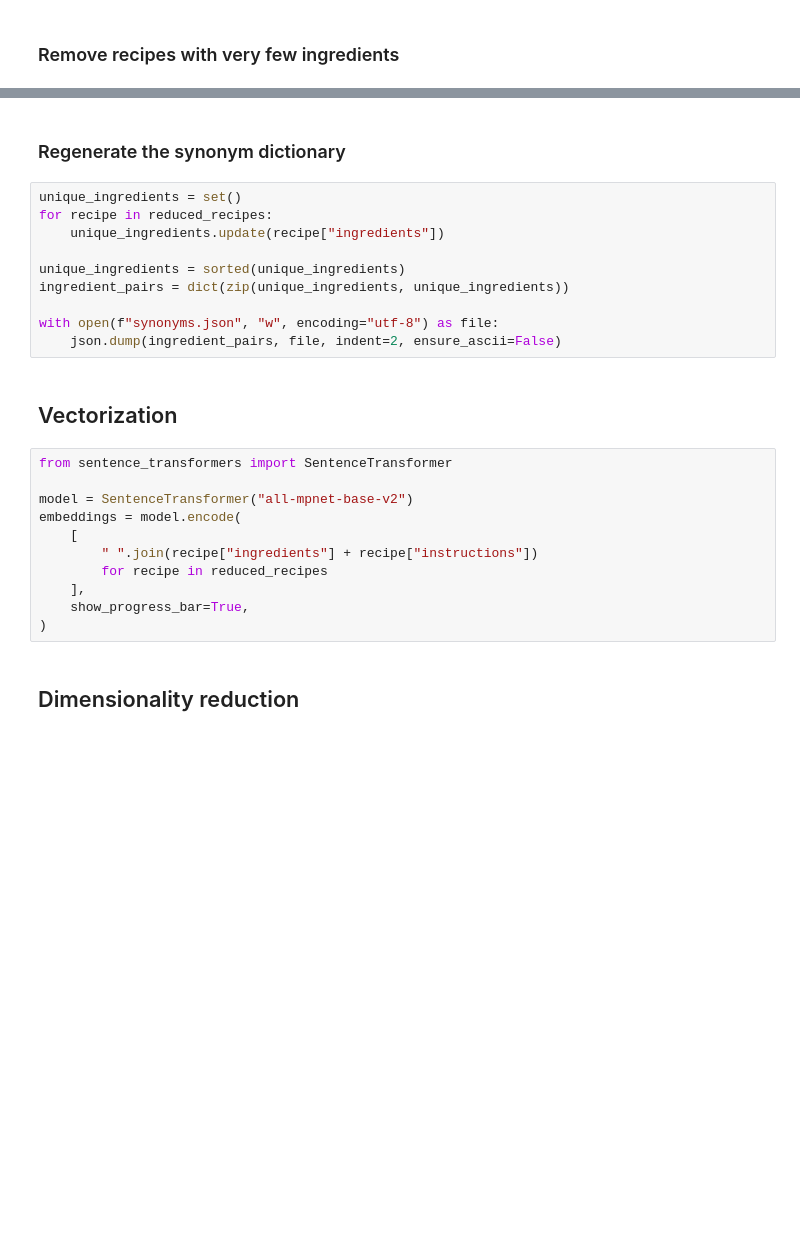
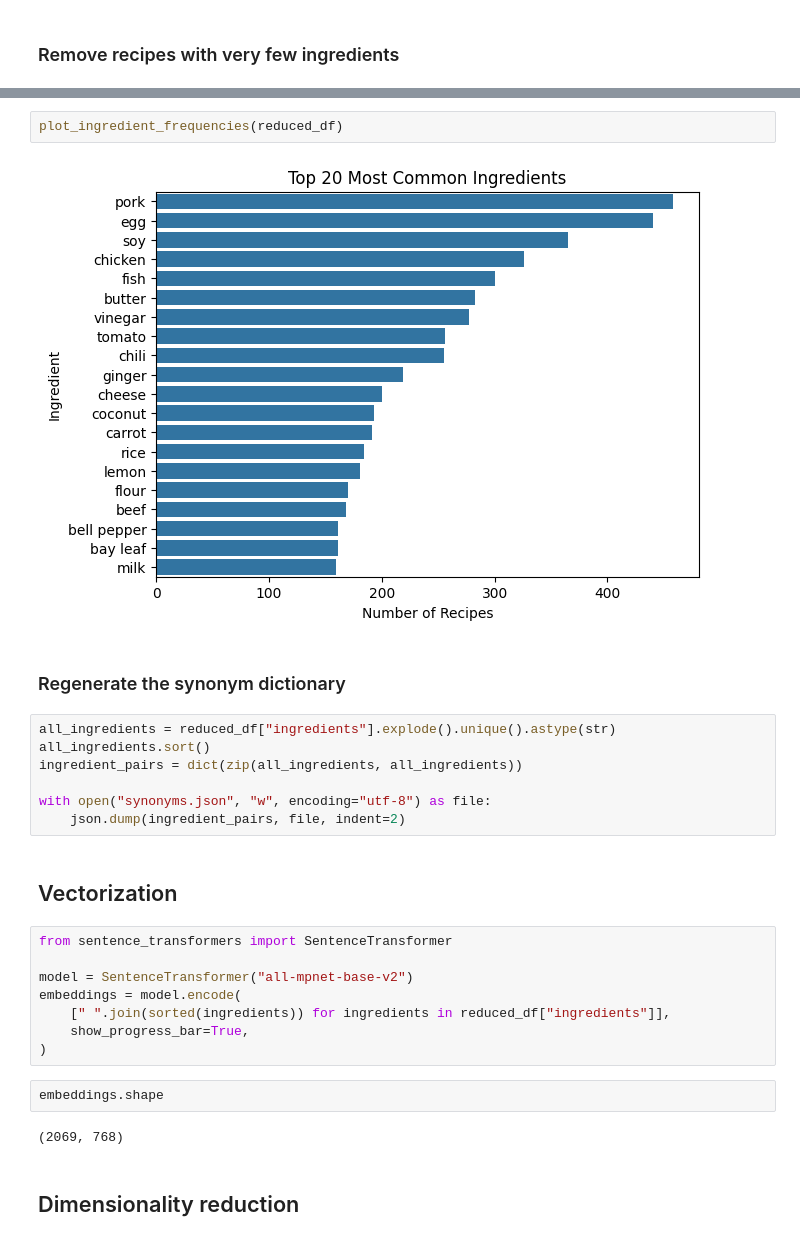
Before and after one commit to rixmape/panlasang-pinoy-clustering, a Jupyter notebook: panlasang-pinoy.ipynb, the cells around one changed output, grey strips where cells are left out. Cells and saved outputs as stored; diff of their text form; blank space fills up the shorter version.

```diff
--- a/panlasang-pinoy.ipynb
+++ b/panlasang-pinoy.ipynb
@@ -346,15 +355,16 @@ len(reduced_recipes), len(non_empty_recipes) - len(reduced_recipes)
+# %%
+plot_ingredient_frequencies(reduced_df)
+# %% [output]
+[figure, added]
 # %% [markdown]
 ### Regenerate the synonym dictionary
 # %%
-unique_ingredients = set()
-for recipe in reduced_recipes:
-    unique_ingredients.update(recipe["ingredients"])
+all_ingredients = reduced_df["ingredients"].explode().unique().astype(str)
+all_ingredients.sort()
+ingredient_pairs = dict(zip(all_ingredients, all_ingredients))
 
-unique_ingredients = sorted(unique_ingredients)
-ingredient_pairs = dict(zip(unique_ingredients, unique_ingredients))
-
-with open(f"synonyms.json", "w", encoding="utf-8") as file:
-    json.dump(ingredient_pairs, file, indent=2, ensure_ascii=False)
+with open("synonyms.json", "w", encoding="utf-8") as file:
+    json.dump(ingredient_pairs, file, indent=2)
 # %% [markdown]
 ## Vectorization
 # %%
@@ -362,12 +372,13 @@ from sentence_transformers import SentenceTransformer
 
 model = SentenceTransformer("all-mpnet-base-v2")
 embeddings = model.encode(
-    [
-        " ".join(recipe["ingredients"] + recipe["instructions"])
-        for recipe in reduced_recipes
-    ],
+    [" ".join(sorted(ingredients)) for ingredients in reduced_df["ingredients"]],
     show_progress_bar=True,
 )
+# %%
+embeddings.shape
+# %% [output]
+(2069, 768)
 # %% [markdown]
 ## Dimensionality reduction
 # %%
```
Also changed, not shown: parts of 25 cells of this notebook, 3 other files.
